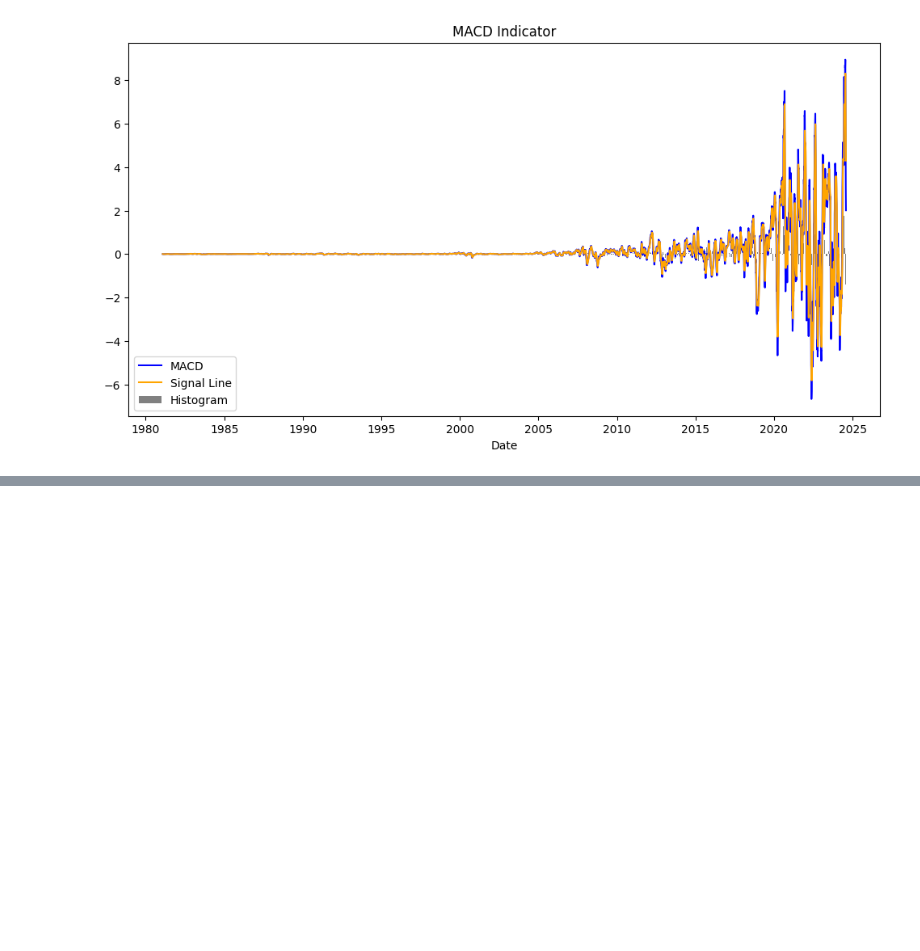
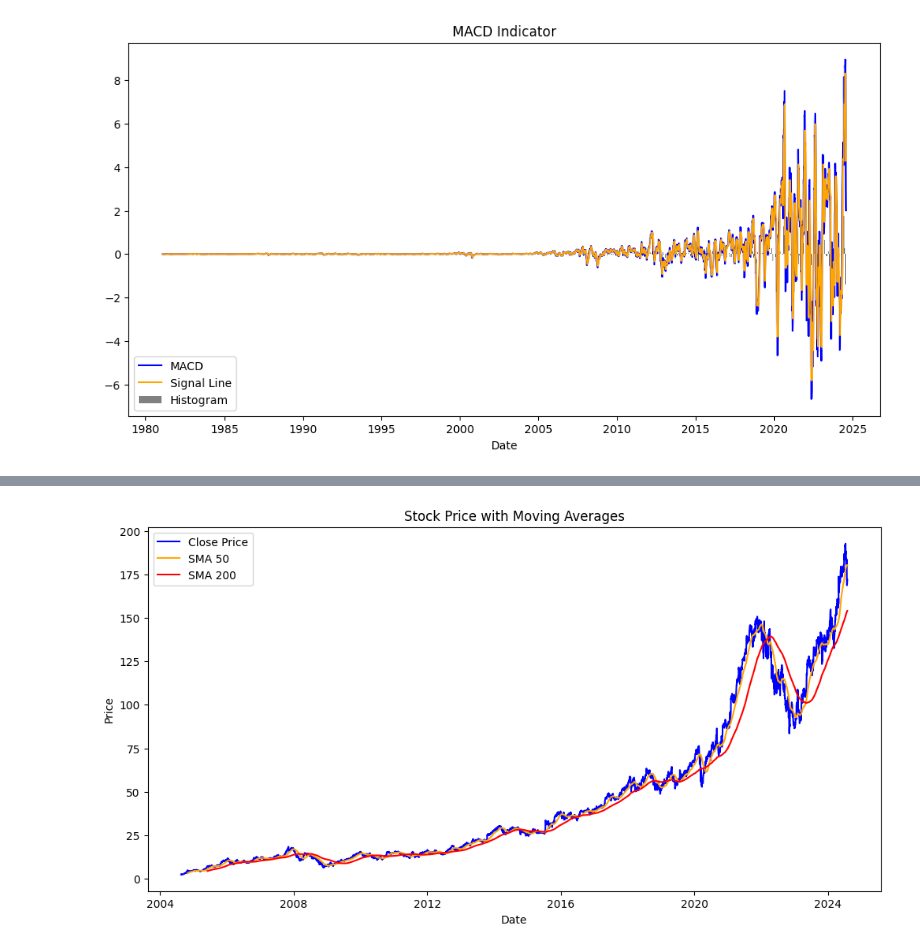
Before and after one commit to malzbanker/AIM-WEEK-1, a Jupyter notebook: notebooks/financial_analysis.ipynb, the cells around one changed output, grey strips where cells are left out. Saved outputs shown, nothing was run; the diff lists cells and outputs as text; code cells hidden in the pictures; blank space fills up the shorter version.

```diff
--- a/notebooks/financial_analysis.ipynb
+++ b/notebooks/financial_analysis.ipynb
@@ -128,0 +234,9 @@ plt.show()
+# %%
+#read and print stovk tickers
+go_data=pd.read_csv("../data/GOOG_historical_data.csv",parse_dates=["Date"])
+# Ensure data has required columns
+print(go_data.head())
+print(go_data.info())
+
+# Sorting the apple data by Date for consistency
+go_data = go_data.sort_values(by="Date", ascending=True).reset_index(drop=True)
@@ -128,0 +261,8 @@ plt.show()
+# %%
+# Simple Moving Averages (SMA) and Exponential Moving Averages (EMA)
+go_data['SMA_50'] = ta.SMA(go_data['Close'], timeperiod=50)
+go_data['SMA_200'] = ta.SMA(go_data['Close'], timeperiod=200)
+go_data['EMA_50'] = ta.EMA(go_data['Close'], timeperiod=50)
+# %%
+# Calculate RSI (14-period)
+go_data['RSI_14'] = ta.RSI(go_data['Close'], timeperiod=14)
@@ -128,0 +301,13 @@ plt.show()
+# %%
+#Price Chart with SMA and EMA
+plt.figure(figsize=(12, 6))
+plt.plot(go_data['Date'], go_data['Close'], label="Close Price", color='blue')
+plt.plot(go_data['Date'], go_data['SMA_50'], label="SMA 50", color='orange')
+plt.plot(go_data['Date'], go_data['SMA_200'], label="SMA 200", color='red')
+plt.title("Stock Price with Moving Averages")
+plt.xlabel("Date")
+plt.ylabel("Price")
+plt.legend()
+plt.show()
+# %% [output]
+[figure, added]
```
Also changed, not shown: parts of 20 cells of this notebook, 2 other files.
